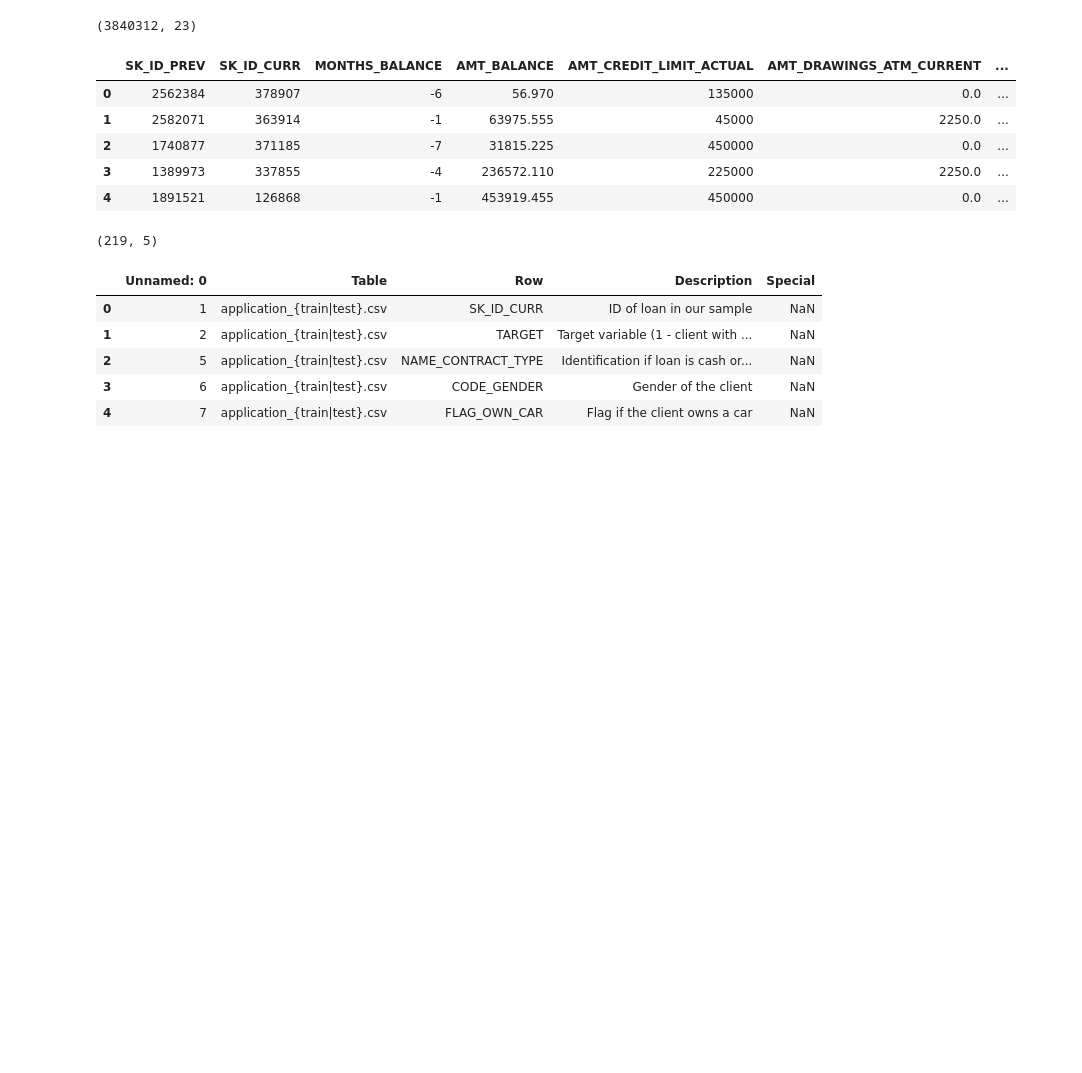
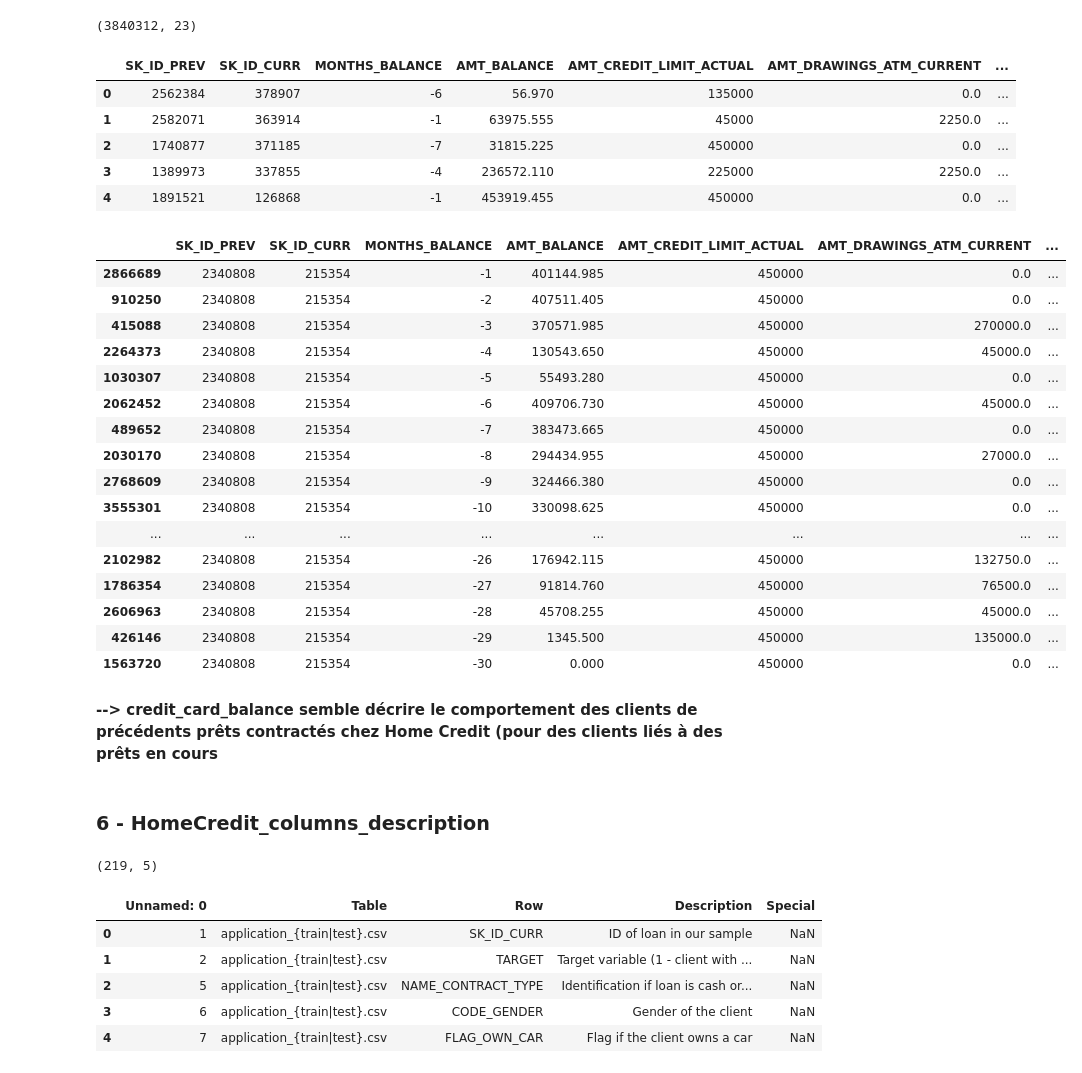
Before and after one commit to martinletouvet/oc_projet7, a Jupyter notebook: P7_Notebook.ipynb, the cells around one changed output. Cells and saved outputs as stored; diff of their text form; code cells hidden in the pictures; blank space fills up the shorter version.

```diff
--- a/P7_Notebook.ipynb
+++ b/P7_Notebook.ipynb
@@ -79,6 +158,30 @@ credit_card_balance.head(5)
 | 2 | 1740877 | 371185 | -7 | 31815.225 | 450000 | 0.0 | ... |
 | 3 | 1389973 | 337855 | -4 | 236572.110 | 225000 | 2250.0 | ... |
 | 4 | 1891521 | 126868 | -1 | 453919.455 | 450000 | 0.0 | ... |
+# %%
+credit_card_balance[credit_card_balance['SK_ID_CURR']==215354].sort_values('MONTHS_BALANCE', ascending=False)
+# %% [output]
+|  | SK_ID_PREV | SK_ID_CURR | MONTHS_BALANCE | AMT_BALANCE | AMT_CREDIT_LIMIT_ACTUAL | AMT_DRAWINGS_ATM_CURRENT | ... |
+| 2866689 | 2340808 | 215354 | -1 | 401144.985 | 450000 | 0.0 | ... |
+| 910250 | 2340808 | 215354 | -2 | 407511.405 | 450000 | 0.0 | ... |
+| 415088 | 2340808 | 215354 | -3 | 370571.985 | 450000 | 270000.0 | ... |
+| 2264373 | 2340808 | 215354 | -4 | 130543.650 | 450000 | 45000.0 | ... |
+| 1030307 | 2340808 | 215354 | -5 | 55493.280 | 450000 | 0.0 | ... |
+| 2062452 | 2340808 | 215354 | -6 | 409706.730 | 450000 | 45000.0 | ... |
+| 489652 | 2340808 | 215354 | -7 | 383473.665 | 450000 | 0.0 | ... |
+| 2030170 | 2340808 | 215354 | -8 | 294434.955 | 450000 | 27000.0 | ... |
+| 2768609 | 2340808 | 215354 | -9 | 324466.380 | 450000 | 0.0 | ... |
+| 3555301 | 2340808 | 215354 | -10 | 330098.625 | 450000 | 0.0 | ... |
+| ... | ... | ... | ... | ... | ... | ... | ... |
+| 2102982 | 2340808 | 215354 | -26 | 176942.115 | 450000 | 132750.0 | ... |
+| 1786354 | 2340808 | 215354 | -27 | 91814.760 | 450000 | 76500.0 | ... |
+| 2606963 | 2340808 | 215354 | -28 | 45708.255 | 450000 | 45000.0 | ... |
+| 426146 | 2340808 | 215354 | -29 | 1345.500 | 450000 | 135000.0 | ... |
+| 1563720 | 2340808 | 215354 | -30 | 0.000 | 450000 | 0.0 | ... |
+# %% [markdown]
+**--> credit_card_balance semble décrire le comportement des clients de précédents prêts contractés chez Home Credit (pour des clients liés à des prêts en cours**
+# %% [markdown]
+### 6 - HomeCredit_columns_description
 # %%
 HomeCredit_columns_description.shape
 # %% [output]
```
Also changed, not shown: parts of 39 cells of this notebook.
